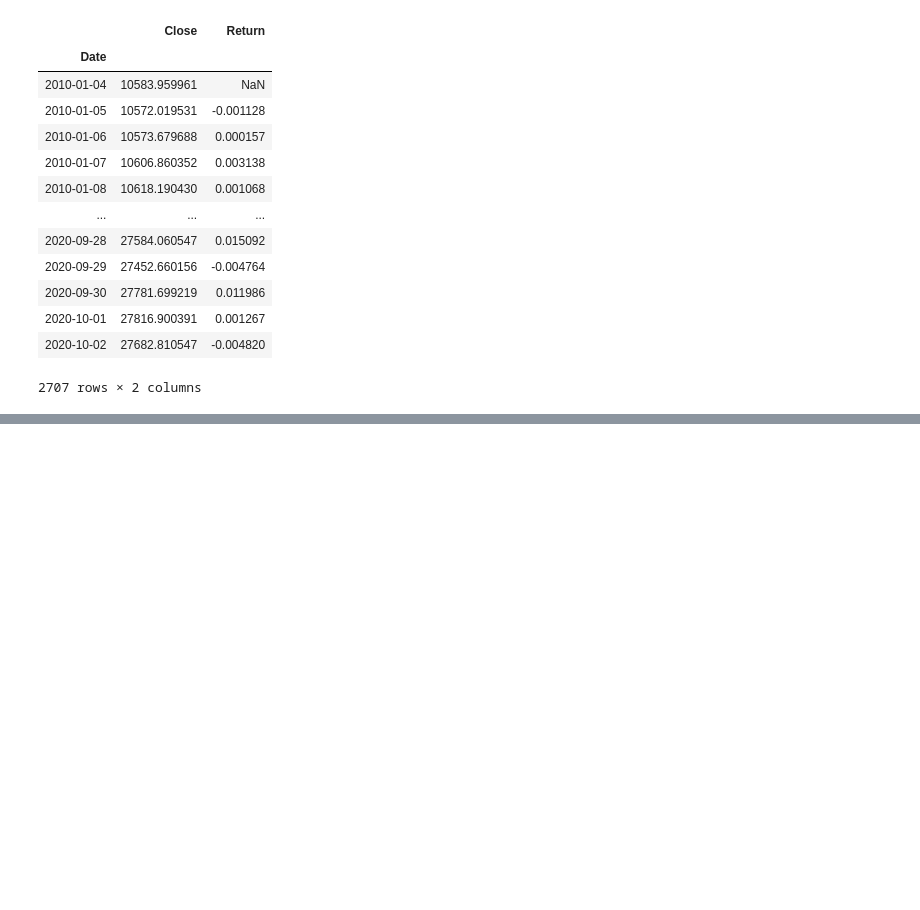
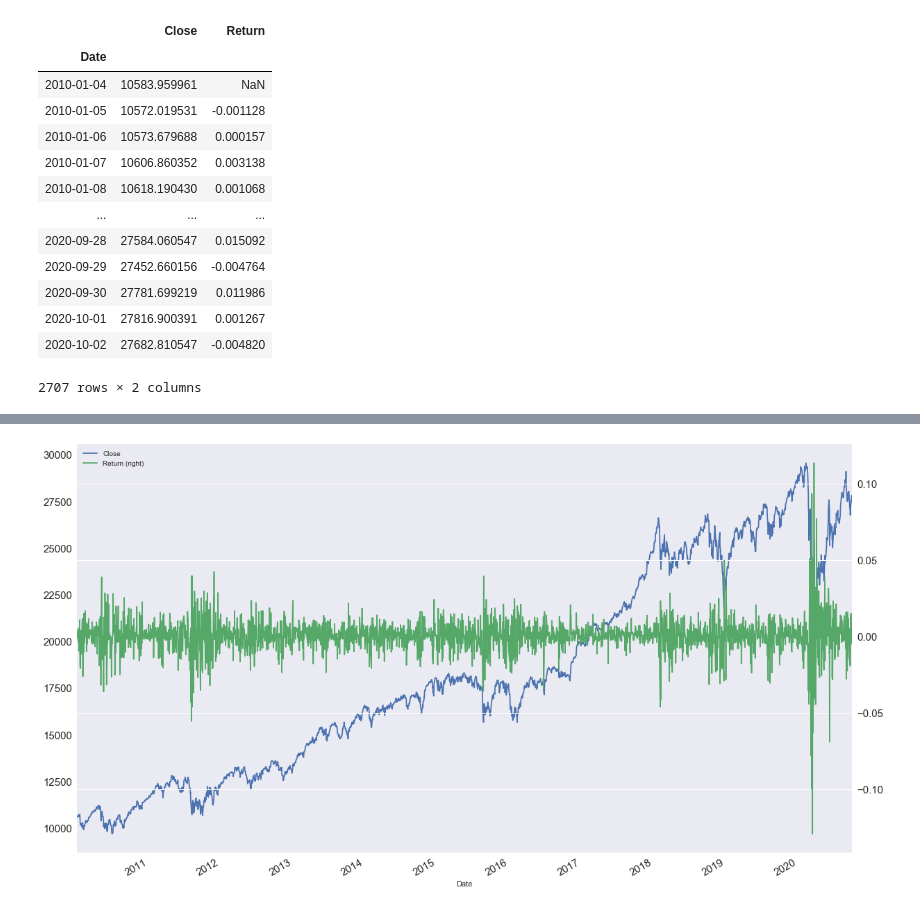
Before and after one commit to Dantarshi/DJI--Trading-Strategies-, a Jupyter notebook: DJI Strategy.ipynb, the cells around one changed output, grey strips where cells are left out. Drawn from its saved outputs; the diff is of its cells as text; code cells hidden in the pictures; blank space fills up the shorter version.

```diff
--- a/DJI Strategy.ipynb
+++ b/DJI Strategy.ipynb
@@ -465,0 +464,4 @@ df_dji
+# %%
+# Dropping NaN values that occur as a result of calculating pct change for returns
+df_dji.dropna(inplace = True)
+df_dji
@@ -465,0 +483,6 @@ df_dji
+# %%
+# Plotting data with a secondary axis since close column and return have different measurements.
+df_dji.plot(figsize = (20, 12), secondary_y = "Return", mark_right = True, fontsize = 15)
+plt.show()
+# %% [output]
+[figure, added]
```
Also changed, not shown: parts of 2 cells of this notebook.
